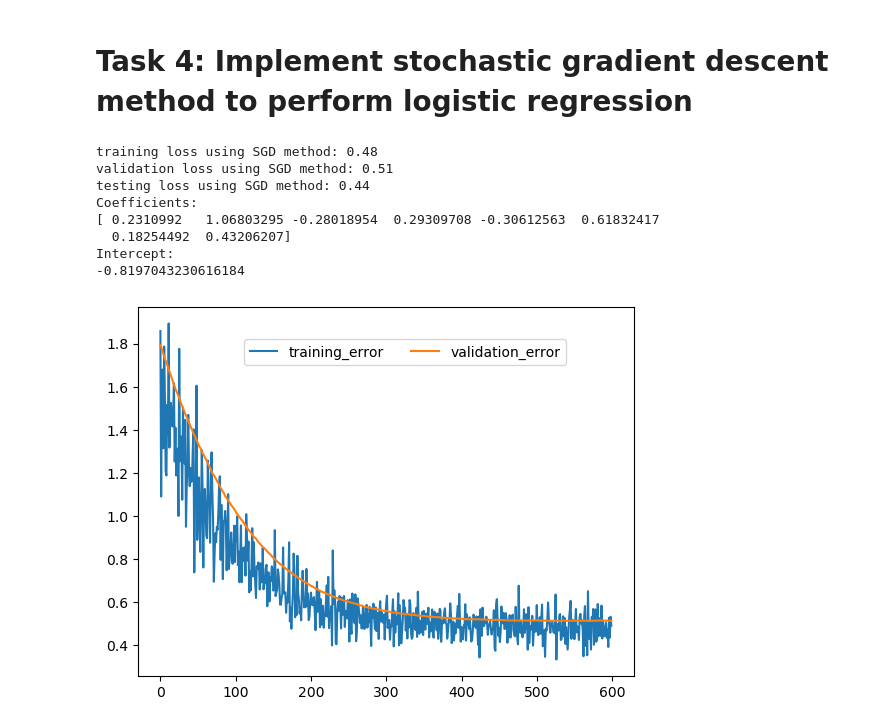
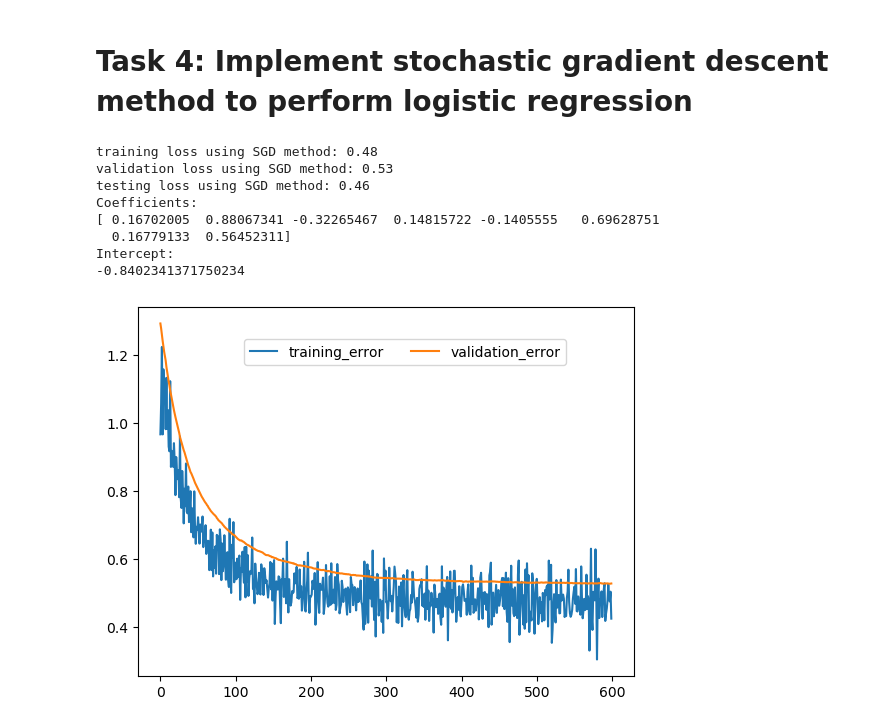
Before and after one commit to Lex-ari/MachineLearning, a Jupyter notebook: DiabetesTwo/mariano_alex_assignment2.ipynb, the cells around one changed output. Cells and saved outputs as stored; diff of their text form; code cells hidden in the pictures.

```diff
--- a/DiabetesTwo/mariano_alex_assignment2.ipynb
+++ b/DiabetesTwo/mariano_alex_assignment2.ipynb
@@ -19,10 +19,10 @@ import pandas as pd
 # Load Data
 # %%
 # load data from "diabetes2.csv" file located on google drive
-rawdata = pd.read_csv('/content/gdrive/MyDrive/Colab Notebooks/datasets/diabetes2.csv')
+#rawdata = pd.read_csv('/content/gdrive/MyDrive/Colab Notebooks/datasets/diabetes2.csv')
 
 #TEMPORARY FIX TO LOAD DATA LOCALLY INSTEAD OF GOOGLE DRIVE
-# rawdata = pd.read_csv('diabetes2.csv')
+rawdata = pd.read_csv('diabetes2.csv')
 # %%
 # display the top rows
 rawdata.head(10)
@@ -174,7 +174,7 @@ from sklearn.utils import shuffle
 #np.random.seed(0)  #Seed 0 will give exactly train 0.48, valid 0.52, test 0.44 score
 epochs = 100
 batch_size = 70
-w = np.random.normal(0, 1, (train_data.shape[1] + 1))
+w = np.random.normal(0, 0.5, (train_data.shape[1] + 1))
 #w = np.zeros(train_data.shape[1])
 learning_rate = 0.05
 
@@ -216,36 +216,36 @@ for i in range(epochs):
         w = w + learning_rate * (-1 * grad)
         #print(grad)
         train_losses[current_batch] = logistic_loss_function(batched_train_data, w, batched_train_target)
 
         #Okay not to batch validation here... in real practice -> do batch validation
         valid_losses[current_batch] = logistic_loss_function(valid_data_intercept, w, valid_target)
         current_batch += 1
 
 intercept = w[0]
 coeff = w[1:]
 
 print("training loss using SGD method: %.2f" % (logistic_loss_function(train_data_intercept, w, train_target)))
 print("validation loss using SGD method: %.2f" % (logistic_loss_function(valid_data_intercept, w, valid_target)))
 print("testing loss using SGD method: %.2f" % (logistic_loss_function(test_data_intercept, w, test_target)))
 print("Coefficients:")
 print(coeff)
 print("Intercept:")
 print(intercept)
 
 plt.plot(np.arange(batches), train_losses, label = "training_error")
 plt.plot(np.arange(batches), valid_losses, label = "validation_error")
 plt.legend(bbox_to_anchor = (0.2, 0.93), ncol = 2)
 print()
 
 # print(np.argmin(valid_losses))
 # print(np.min(valid_losses))
 # %% [output]
 training loss using SGD method: 0.48
-validation loss using SGD method: 0.51
-testing loss using SGD method: 0.44
+validation loss using SGD method: 0.53
+testing loss using SGD method: 0.46
 Coefficients:
-[ 0.2310992   1.06803295 -0.28018954  0.29309708 -0.30612563  0.61832417
-  0.18254492  0.43206207]
+[ 0.16702005  0.88067341 -0.32265467  0.14815722 -0.1405555   0.69628751
+  0.16779133  0.56452311]
 Intercept:
--0.8197043230616184
+-0.8402341371750234
-[figure, old version]
+[figure, new version]
```
Also changed, not shown: parts of 1 cell of this notebook, 11 other files.
